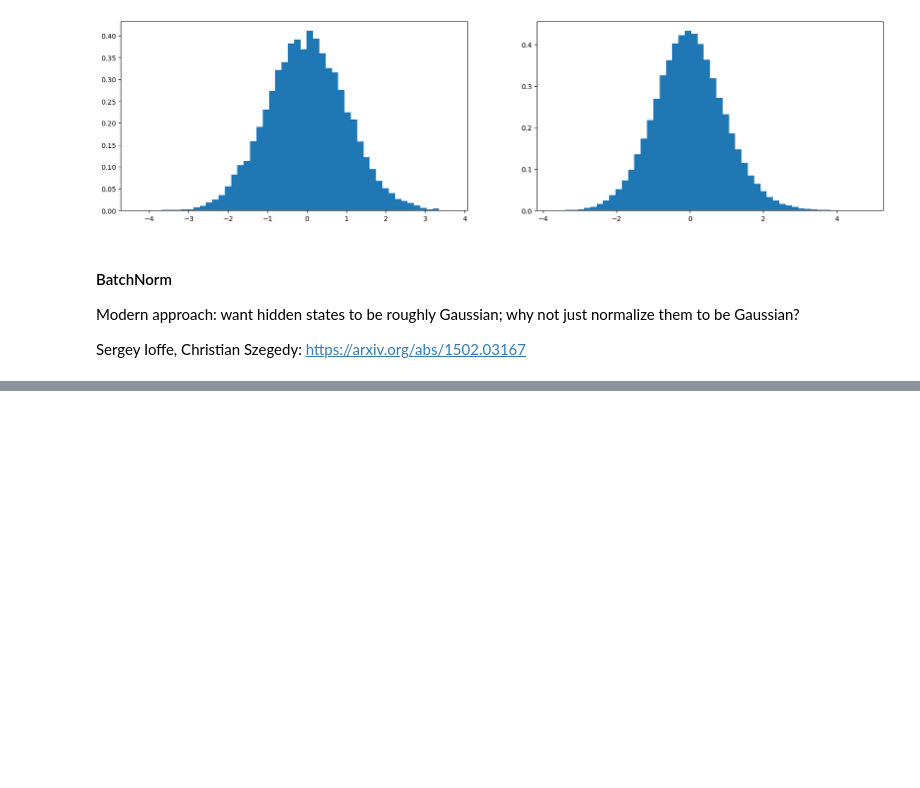
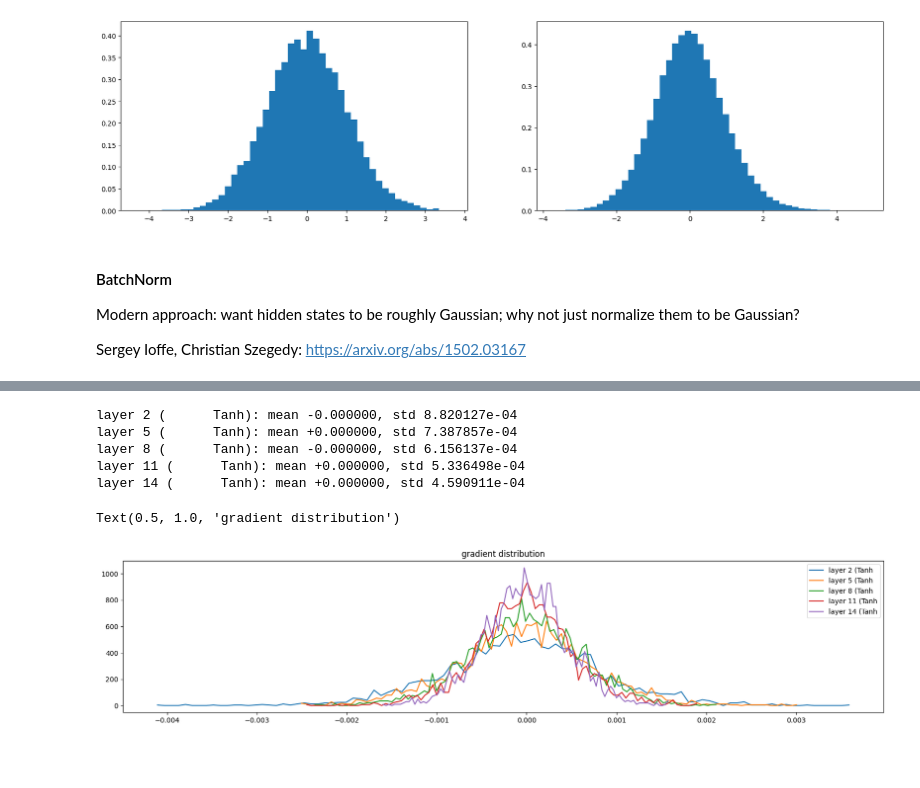
Before and after one commit to jcentner/makemore-repro, a Jupyter notebook: 02_MLP2.ipynb, the cells around one changed output, grey strips where cells are left out. Cells and saved outputs as stored; diff of their text form; code cells hidden in the pictures; blank space fills up the shorter version.

```diff
--- a/02_MLP2.ipynb
+++ b/02_MLP2.ipynb
@@ -546,0 +718,26 @@ Side effect: every training example in a batch is linked; turns into a regulariz
+# %%
+# visualize histograms
+plt.figure(figsize=(20, 4))
+legends = []
+for i, layer in enumerate(layers[:-1]): # note: exclude the output layer
+  if isinstance(layer, Tanh):
+    t = layer.out.grad
+    print('layer %d (%10s): mean %+f, std %e' % (i, layer.__class__.__name__, t.mean(), t.std()))
+    hy, hx = torch.histogram(t, density=True)
+    plt.plot(hx[:-1].detach(), hy.detach())
+    legends.append(f'layer {i} ({layer.__class__.__name__}')
+plt.legend(legends);
+plt.title('gradient distribution')
+
+# visualizing the gradients
+# looking for each layer to have roughly the same gradient; no shrinking or exploding as we go deeper
+# if you remove tanh layers and graph the linear layers instead, shows how low gain -> shrinking gradients, high gain -> exploding gradients
+# batchnorm also helps stabilize gradients; without it, the gain would be more finicky to set and the histograms would show more extreme shrinking or exploding gradients
+# %% [output]
+layer 2 (      Tanh): mean -0.000000, std 8.820127e-04
+layer 5 (      Tanh): mean +0.000000, std 7.387857e-04
+layer 8 (      Tanh): mean -0.000000, std 6.156137e-04
+layer 11 (      Tanh): mean +0.000000, std 5.336498e-04
+layer 14 (      Tanh): mean +0.000000, std 4.590911e-04
+Text(0.5, 1.0, 'gradient distribution')
+[figure, added]
```
Also changed, not shown: parts of 11 cells of this notebook, 1 other file.
